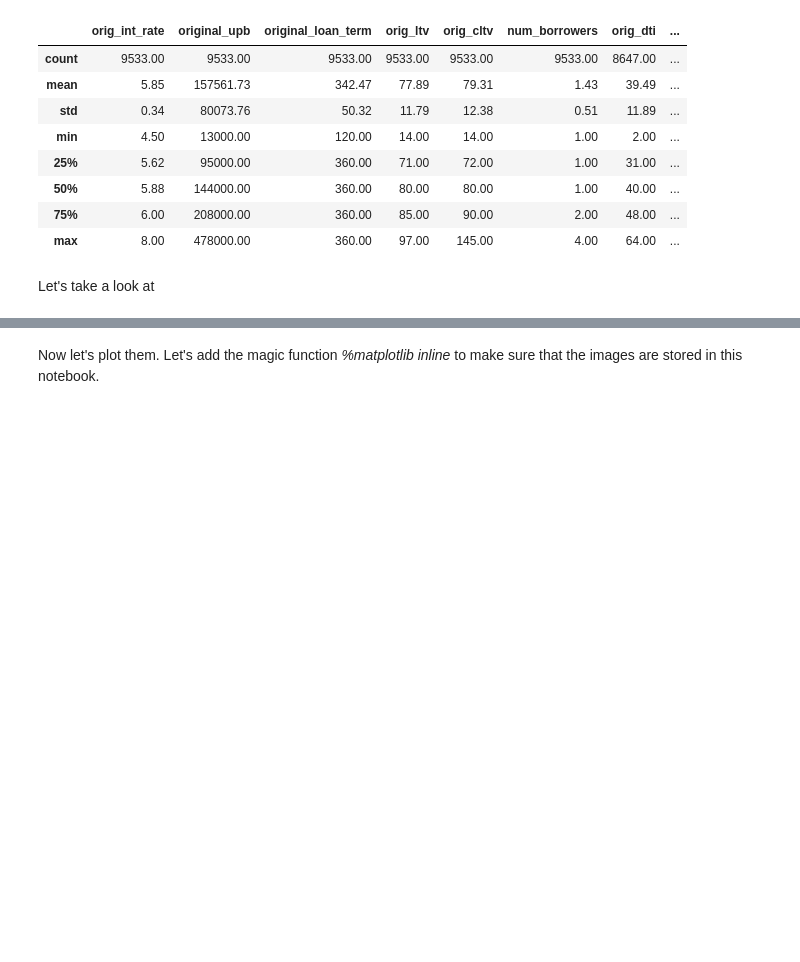
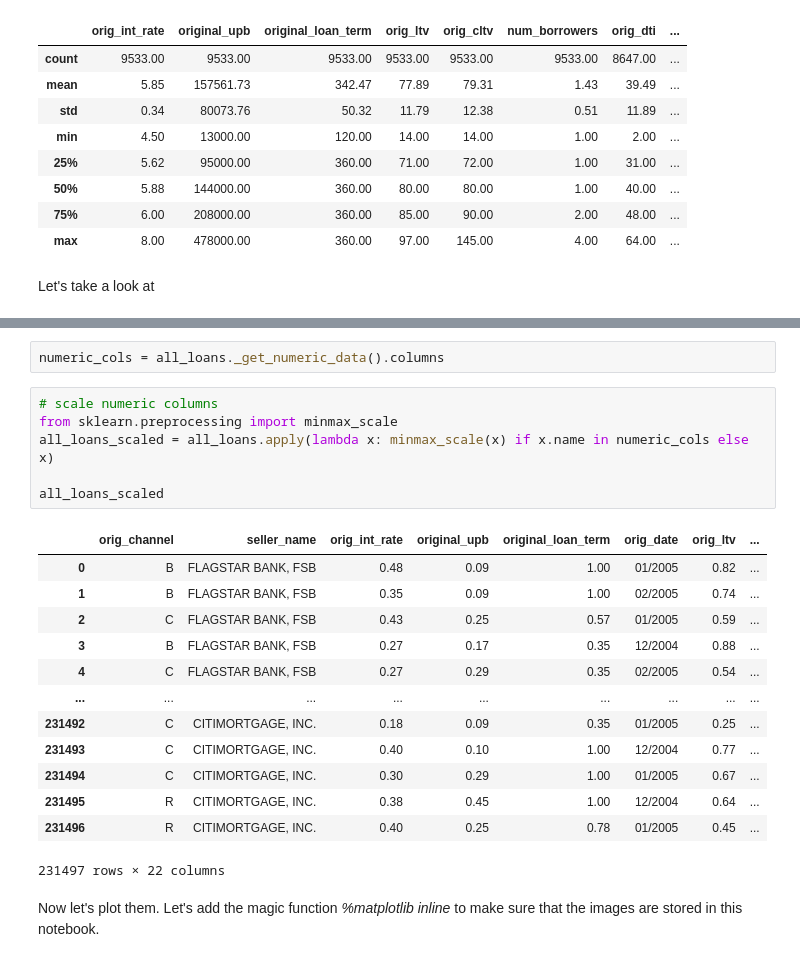
Before and after one commit to jcabiles/AnalysisPractice, a Jupyter notebook: foreclosed_loans_analysis/Analysis of Foreclosed Loans.ipynb, the cells around one changed output, grey strips where cells are left out. Drawn from its saved outputs; the diff is of its cells as text; blank space fills up the shorter version.

Commit message:
Add df of scaled values for all_loans

```diff
--- a/foreclosed_loans_analysis/Analysis of Foreclosed Loans.ipynb
+++ b/foreclosed_loans_analysis/Analysis of Foreclosed Loans.ipynb
@@ -210,3 +201,25 @@ all_loans_corr[(abs(all_loans_corr) >= 0.35)]
+# %%
+numeric_cols = all_loans._get_numeric_data().columns
+# %%
+# scale numeric columns
+from sklearn.preprocessing import minmax_scale
+all_loans_scaled = all_loans.apply(lambda x: minmax_scale(x) if x.name in numeric_cols else x)
+
+all_loans_scaled
+# %% [output]
+|  | orig_channel | seller_name | orig_int_rate | original_upb | original_loan_term | orig_date | orig_ltv | ... |
+| 0 | B | FLAGSTAR BANK, FSB | 0.48 | 0.09 | 1.00 | 01/2005 | 0.82 | ... |
+| 1 | B | FLAGSTAR BANK, FSB | 0.35 | 0.09 | 1.00 | 02/2005 | 0.74 | ... |
+| 2 | C | FLAGSTAR BANK, FSB | 0.43 | 0.25 | 0.57 | 01/2005 | 0.59 | ... |
+| 3 | B | FLAGSTAR BANK, FSB | 0.27 | 0.17 | 0.35 | 12/2004 | 0.88 | ... |
+| 4 | C | FLAGSTAR BANK, FSB | 0.27 | 0.29 | 0.35 | 02/2005 | 0.54 | ... |
+| ... | ... | ... | ... | ... | ... | ... | ... | ... |
+| 231492 | C | CITIMORTGAGE, INC. | 0.18 | 0.09 | 0.35 | 01/2005 | 0.25 | ... |
+| 231493 | C | CITIMORTGAGE, INC. | 0.40 | 0.10 | 1.00 | 12/2004 | 0.77 | ... |
+| 231494 | C | CITIMORTGAGE, INC. | 0.30 | 0.29 | 1.00 | 01/2005 | 0.67 | ... |
+| 231495 | R | CITIMORTGAGE, INC. | 0.38 | 0.45 | 1.00 | 12/2004 | 0.64 | ... |
+| 231496 | R | CITIMORTGAGE, INC. | 0.40 | 0.25 | 0.78 | 01/2005 | 0.45 | ... |
+231497 rows × 22 columns
 # %% [markdown]
 Now let's plot them.  Let's add the magic function *%matplotlib inline* to make sure that the images are stored in this notebook.
 # %%
```
Also changed, not shown: parts of 2 cells of this notebook.
